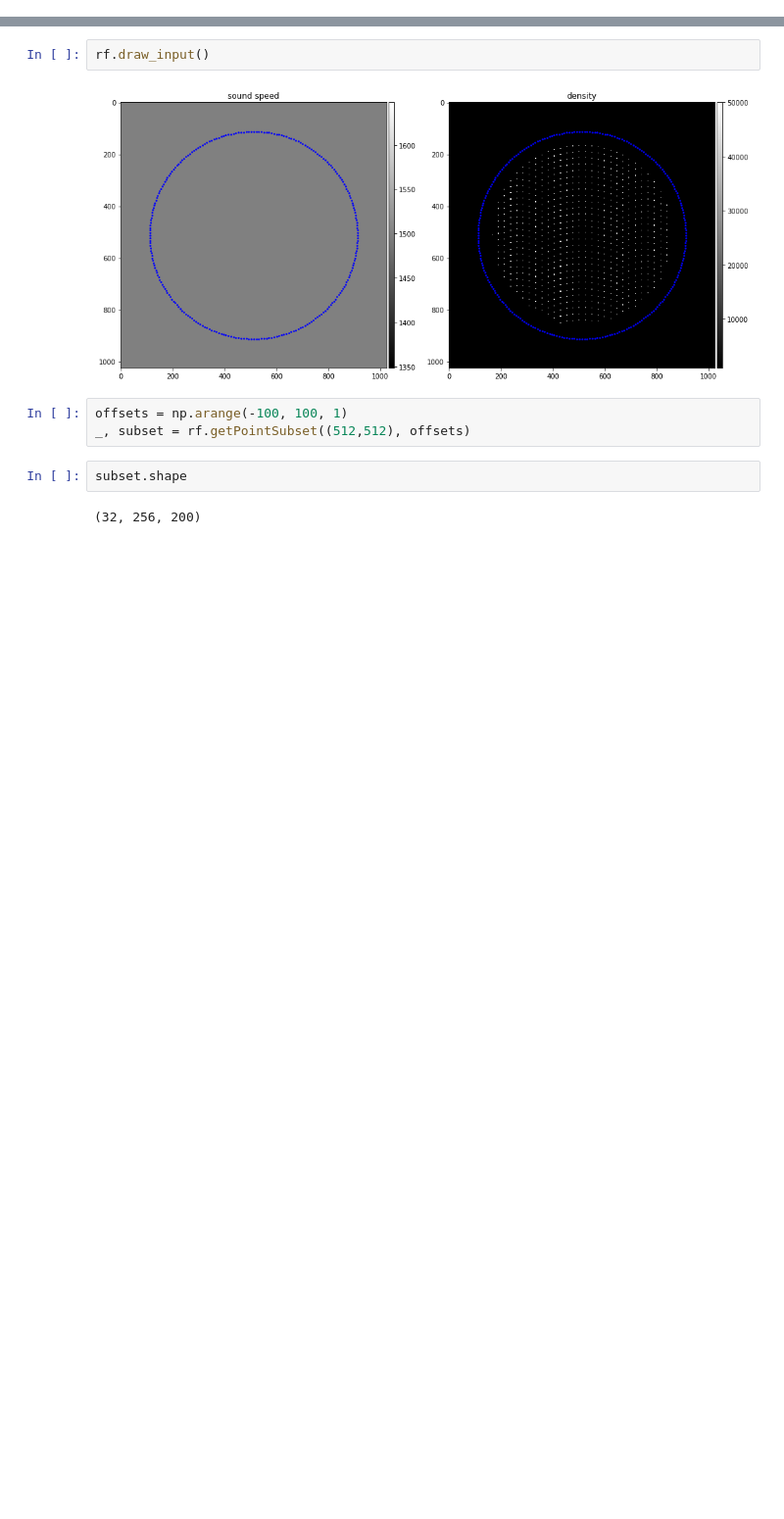
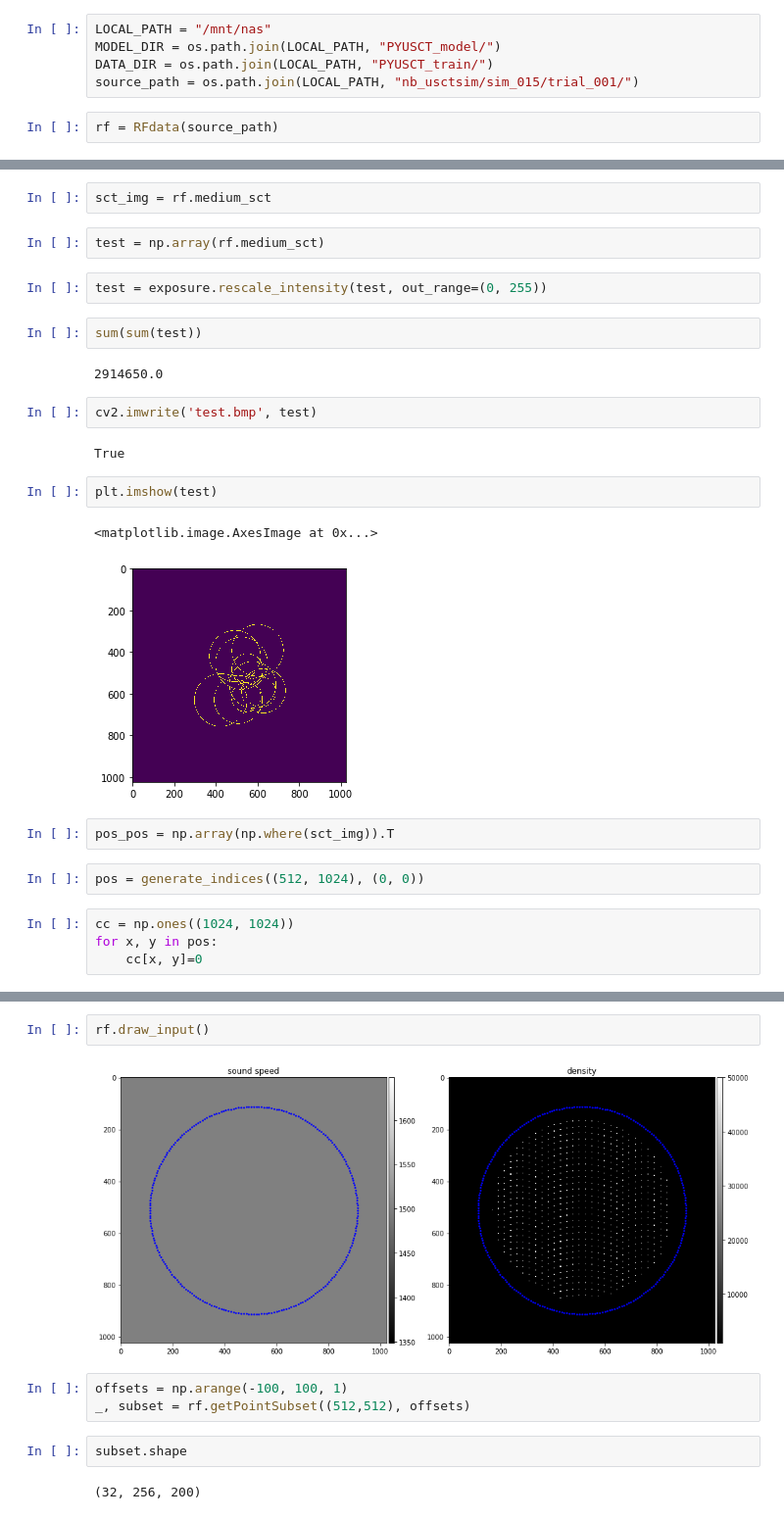
Before and after one commit to physicsru/Breast-Cancer-Detection, a Jupyter notebook: preprocess/tmp.ipynb, the cells around one changed output, grey strips where cells are left out. Shown at 98% size. Drawn from its saved outputs; the diff is of its cells as text; blank space fills up the shorter version.

```diff
--- a/preprocess/tmp.ipynb
+++ b/preprocess/tmp.ipynb
@@ -16,0 +11,7 @@ rf = RFdata(os.path.join(MOUNT_PATH, "nb_usctsim/sim_009_wire/trial_001"))
+# %%
+LOCAL_PATH = "/mnt/nas"
+MODEL_DIR = os.path.join(LOCAL_PATH, "PYUSCT_model/")
+DATA_DIR = os.path.join(LOCAL_PATH, "PYUSCT_train/")
+source_path = os.path.join(LOCAL_PATH, "nb_usctsim/sim_015/trial_001/")
+# %%
+rf = RFdata(source_path)
@@ -16,0 +22,27 @@ rf = RFdata(os.path.join(MOUNT_PATH, "nb_usctsim/sim_009_wire/trial_001"))
+# %%
+sct_img = rf.medium_sct
+# %%
+test = np.array(rf.medium_sct)
+# %%
+test = exposure.rescale_intensity(test, out_range=(0, 255))
+# %%
+sum(sum(test))
+# %% [output]
+2914650.0
+# %%
+cv2.imwrite('test.bmp', test)
+# %% [output]
+True
+# %%
+plt.imshow(test)
+# %% [output]
+<matplotlib.image.AxesImage at 0x...>
+[figure, added]
+# %%
+pos_pos = np.array(np.where(sct_img)).T
+# %%
+pos = generate_indices((512, 1024), (0, 0))
+# %%
+cc = np.ones((1024, 1024))
+for x, y in pos:
+    cc[x, y]=0
```
Also changed, not shown: parts of 9 cells of this notebook, 4 other files.
